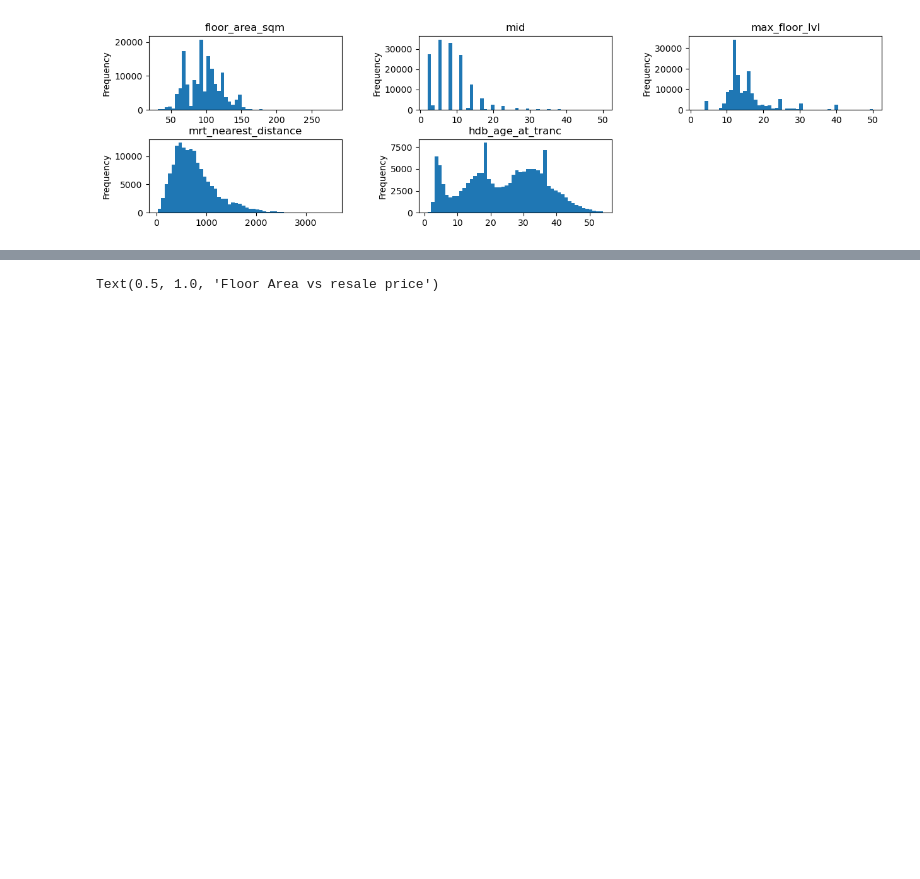
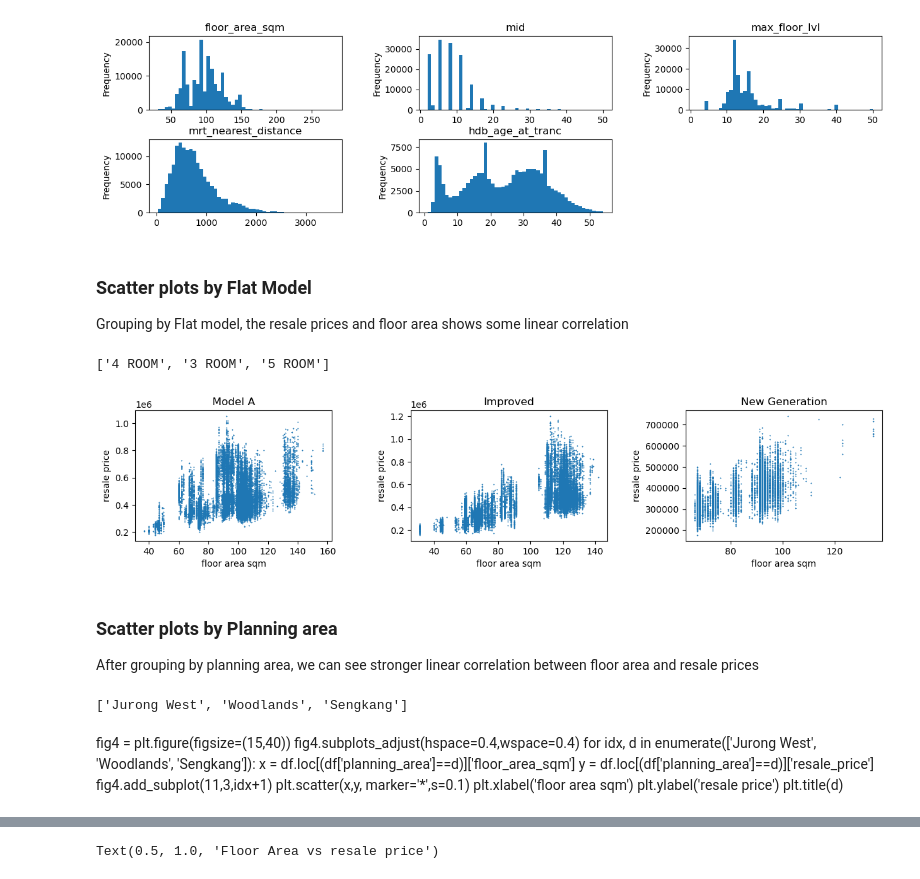
Before and after one commit to chengtng/project_2, a Jupyter notebook: code/hdb_prices.ipynb, the cells around one changed output, grey strips where cells are left out. Cells and saved outputs as stored; diff of their text form; code cells hidden in the pictures; blank space fills up the shorter version.

```diff
--- a/code/hdb_prices.ipynb
+++ b/code/hdb_prices.ipynb
@@ -222,3 +223,44 @@ for idx, d in enumerate(numerical_columns):
     df[d].plot(kind='hist',bins=50,title=d)
 # %% [output]
 [figure]
+# %% [markdown]
+### Scatter plots by Flat Model
+
+Grouping by Flat model, the resale prices and floor area shows some linear correlation
+# %%
+list(df['flat_type'].value_counts()[:3].index)
+# %% [output]
+['4 ROOM', '3 ROOM', '5 ROOM']
+# %%
+fig3 = plt.figure(figsize=(15,10))
+fig3.subplots_adjust(hspace=0.4,wspace=0.4)
+
+for idx, d in enumerate(df['flat_model'].value_counts()[:3].index):
+    x = df.loc[df['flat_model']==d]['floor_area_sqm']
+    y = df.loc[df['flat_model']==d]['resale_price']
+    fig3.add_subplot(3,3,idx+1)
+    plt.scatter(x,y, marker='*',s=0.1)
+    plt.xlabel('floor area sqm')
+    plt.ylabel('resale price')
+    plt.title(d)
+# %% [output]
+[figure, new version]
+# %% [markdown]
+### Scatter plots by Planning area
+
+After grouping by planning area, we can see stronger linear correlation between floor area and resale prices
+# %%
+list(df['planning_area'].value_counts()[:3].index)
+# %% [output]
+['Jurong West', 'Woodlands', 'Sengkang']
+# %% [markdown]
+fig4 = plt.figure(figsize=(15,40))
+fig4.subplots_adjust(hspace=0.4,wspace=0.4)
+for idx, d in enumerate(['Jurong West', 'Woodlands', 'Sengkang']):
+    x = df.loc[(df['planning_area']==d)]['floor_area_sqm']
+    y = df.loc[(df['planning_area']==d)]['resale_price']
+    fig4.add_subplot(11,3,idx+1)
+    plt.scatter(x,y, marker='*',s=0.1)
+    plt.xlabel('floor area sqm')
+    plt.ylabel('resale price')
+    plt.title(d)
```
Also changed, not shown: parts of 33 cells of this notebook, 1 other file.
